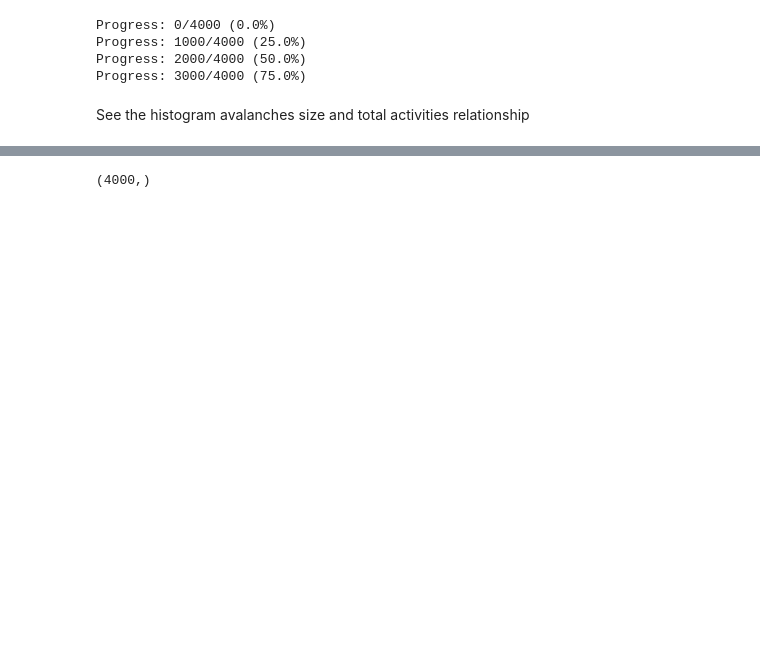
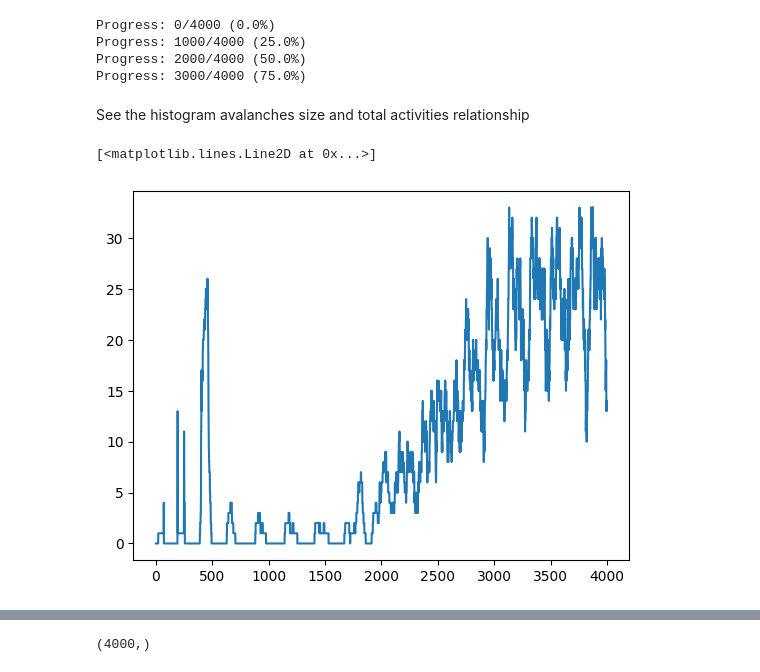
Before and after one commit to hhsherlock/Spiking_NN, a Jupyter notebook: mnst_learn/calculation.ipynb, the cells around one changed output, grey strips where cells are left out. Drawn from its saved outputs; the diff is of its cells as text; code cells hidden in the pictures; blank space fills up the shorter version.

```diff
--- a/mnst_learn/calculation.ipynb
+++ b/mnst_learn/calculation.ipynb
@@ -737,3 +741,8 @@ for i in range(E_fires[500:].shape[0]):
+# %%
+plt.plot(length_sizes)
+# %% [output]
+[<matplotlib.lines.Line2D at 0x...>]
+[figure, added]
 # %%
 time = []
 value = []
```
Also changed, not shown: parts of 22 cells of this notebook, 6 other files.
